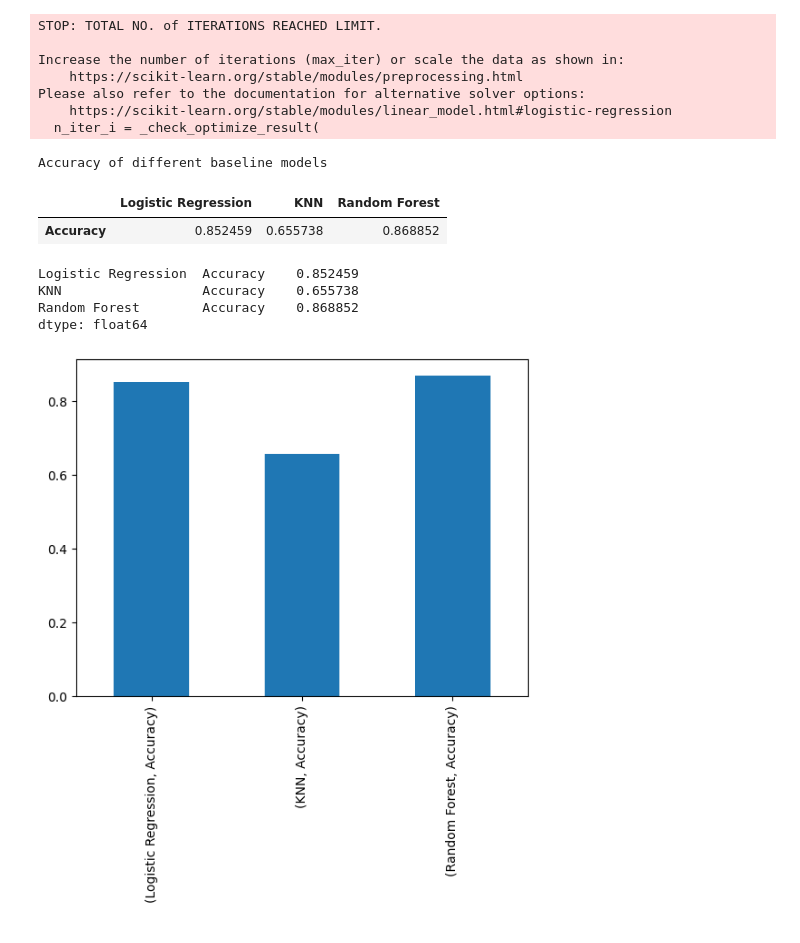
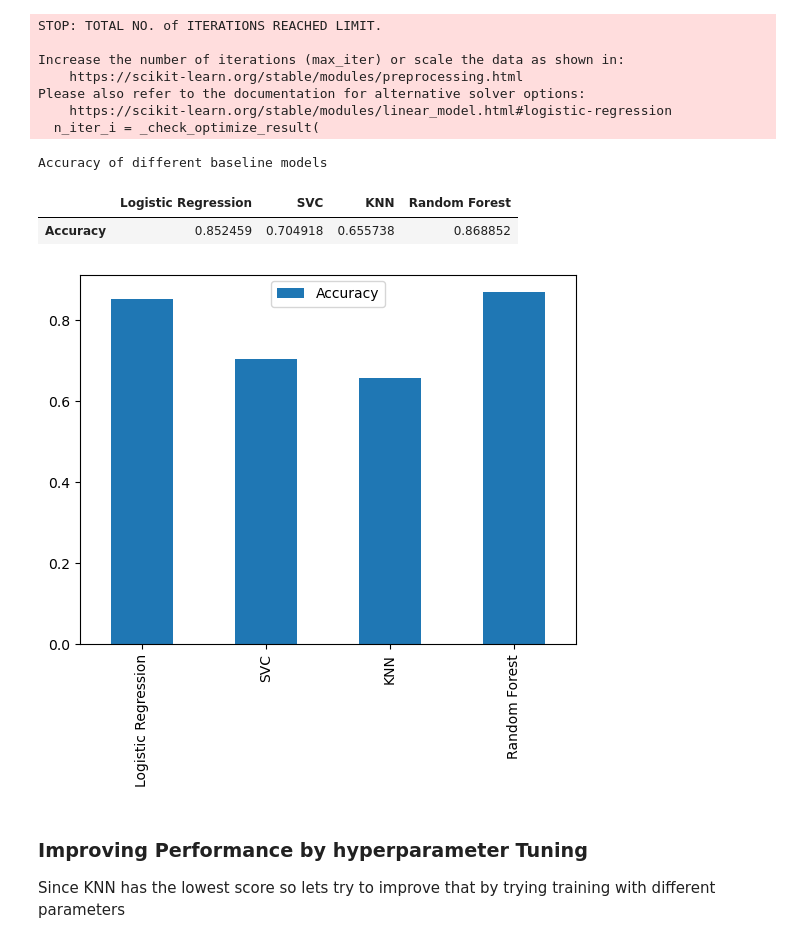
Before and after one commit to AkshilShah21/heart-disease-project, a Jupyter notebook: heart_disease.ipynb, the cells around one changed output. Drawn from its saved outputs; the diff is of its cells as text; code cells hidden in the pictures.

```diff
--- a/heart_disease.ipynb
+++ b/heart_disease.ipynb
@@ -365,6 +397,7 @@ we are ging to try with three different models
 3. Ensemble model - RandomForest
 # %%
 model = {"Logistic Regression":  LogisticRegression(),
+         "SVC": SVC(),
          "KNN": KNeighborsClassifier(),
          "Random Forest" : RandomForestClassifier(),
         }
@@ -402,17 +435,14 @@ modelScore = pd.DataFrame(modelScore, index=["Accuracy"])
 modelScore
 # %% [output]
 Accuracy of different baseline models
-|  | Logistic Regression | KNN | Random Forest |
-| Accuracy | 0.852459 | 0.655738 | 0.868852 |
+|  | Logistic Regression | SVC | KNN | Random Forest |
+| Accuracy | 0.852459 | 0.704918 | 0.655738 | 0.868852 |
-# %%
-modelScore.unstack()
-# %% [output]
-Logistic Regression  Accuracy    0.852459
-KNN                  Accuracy    0.655738
-Random Forest        Accuracy    0.868852
-dtype: float64
 # %%
-modelScore.unstack().plot(kind='bar') #transpose the dataframe.
+modelScore.T.plot(kind='bar') #transpose the dataframe.
 plt.show()
 # %% [output]
-[figure, old version]
+[figure, new version]
+# %% [markdown]
+### Improving Performance by hyperparameter Tuning
+
+Since KNN has the lowest score so lets try to improve that by trying training with different parameters
```
Also changed, not shown: parts of 14 cells of this notebook, 1 other file.
